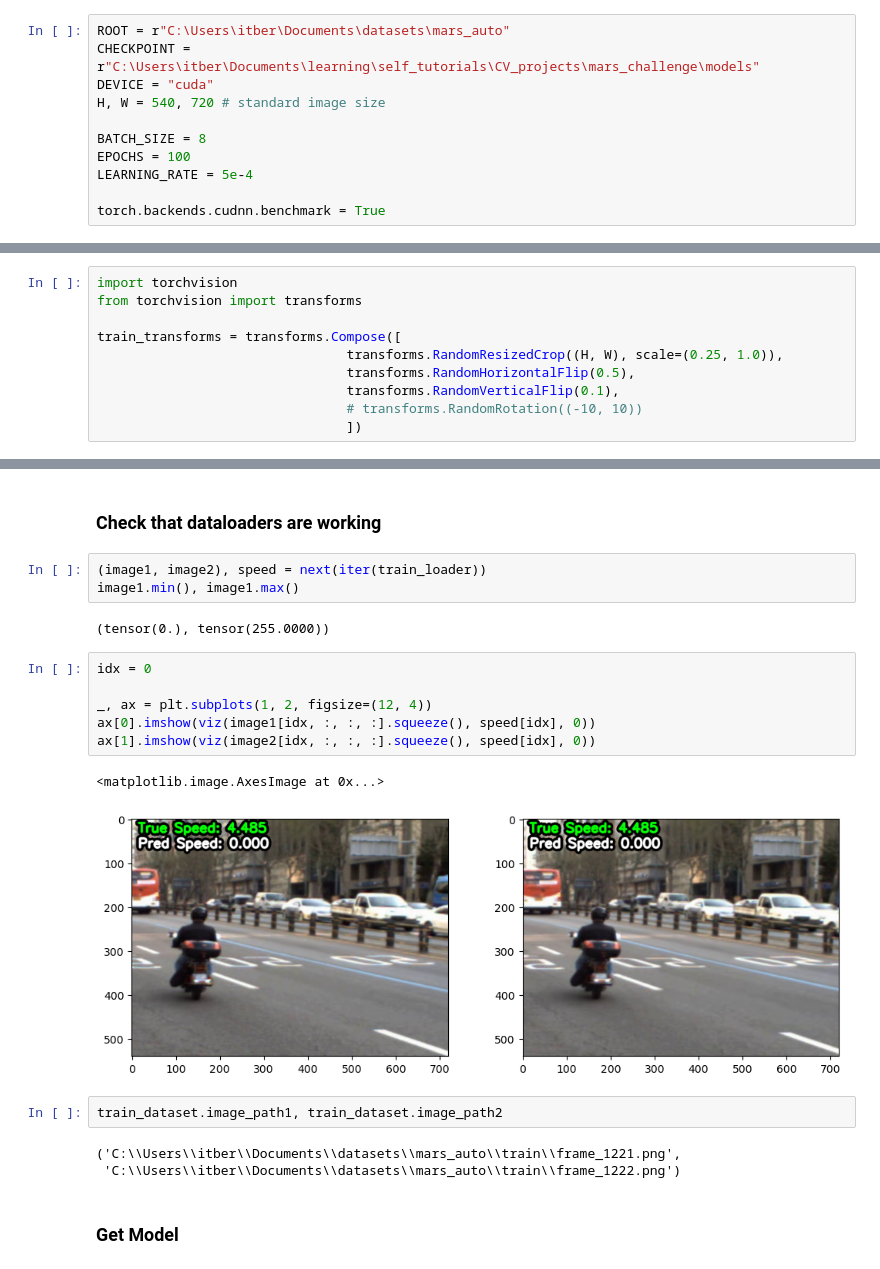
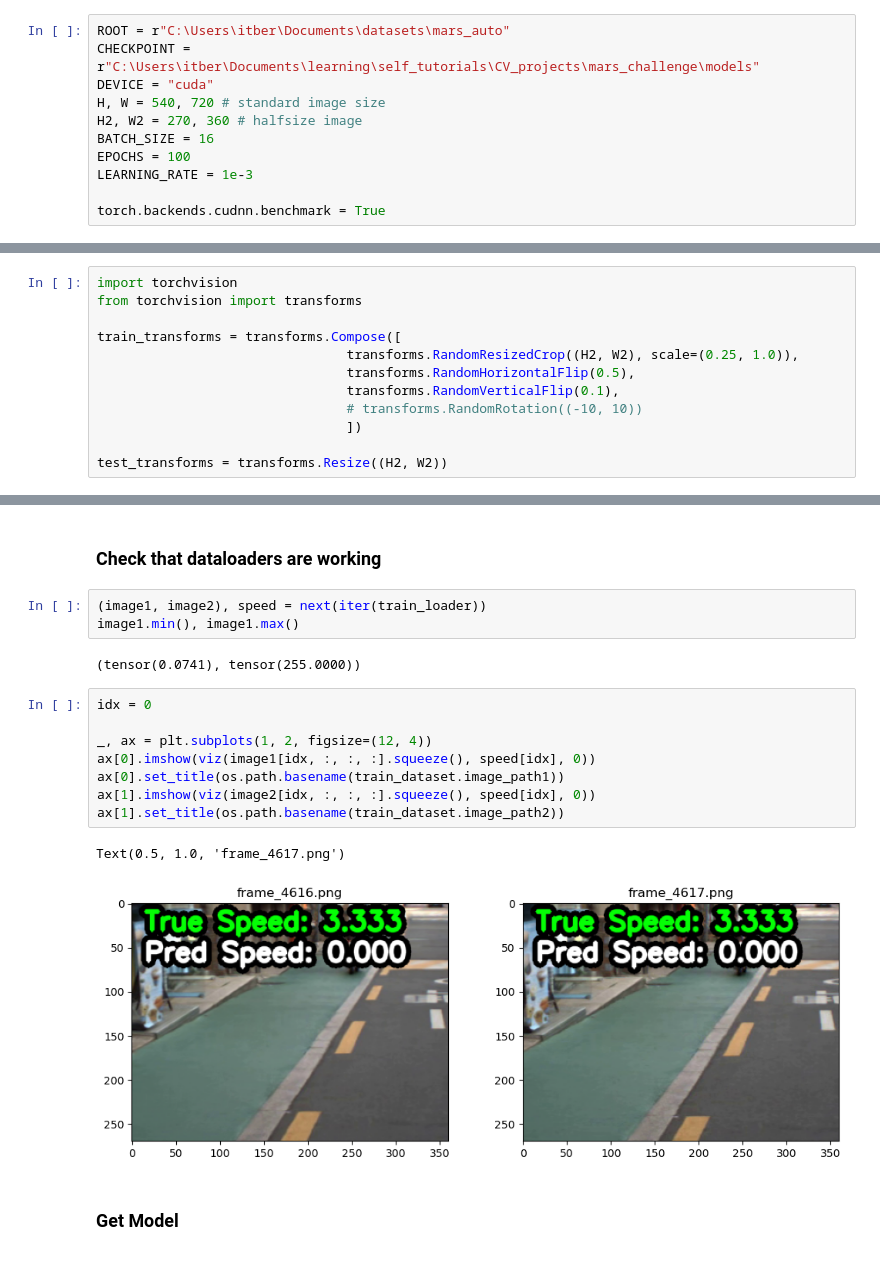
Before and after one commit to itberrios/CV_projects, a Jupyter notebook: mars_challenge/raft_model_train.ipynb, the cells around one changed output, grey strips where cells are left out. Cells and saved outputs as stored; diff of their text form.

```diff
--- a/mars_challenge/raft_model_train.ipynb
+++ b/mars_challenge/raft_model_train.ipynb
@@ -29,10 +29,10 @@ ROOT = r"C:\Users\itber\Documents\datasets\mars_auto"
 CHECKPOINT = r"C:\Users\itber\Documents\learning\self_tutorials\CV_projects\mars_challenge\models"
 DEVICE = "cuda"
 H, W = 540, 720 # standard image size
-
-BATCH_SIZE = 8
+H2, W2 = 270, 360 # halfsize image
+BATCH_SIZE = 16
 EPOCHS = 100
-LEARNING_RATE = 5e-4
+LEARNING_RATE = 1e-3
 
 torch.backends.cudnn.benchmark = True
 # %% [markdown]
@@ -44,11 +44,13 @@ import torchvision
 from torchvision import transforms
 
 train_transforms = transforms.Compose([
-                                transforms.RandomResizedCrop((H, W), scale=(0.25, 1.0)),
+                                transforms.RandomResizedCrop((H2, W2), scale=(0.25, 1.0)),
                                 transforms.RandomHorizontalFlip(0.5),
                                 transforms.RandomVerticalFlip(0.1),
                                 # transforms.RandomRotation((-10, 10))
                                 ])
+
+test_transforms = transforms.Resize((H2, W2))
 # %% [markdown]
 ### Get Data with Random Splits
 # %%
@@ -69,21 +71,18 @@ test_loader = DataLoader(test_dataset, batch_size=BATCH_SIZE, pin_memory=True, s
 (image1, image2), speed = next(iter(train_loader))
 image1.min(), image1.max()
 # %% [output]
-(tensor(0.), tensor(255.0000))
+(tensor(0.0741), tensor(255.0000))
 # %%
 idx = 0
 
 _, ax = plt.subplots(1, 2, figsize=(12, 4))
 ax[0].imshow(viz(image1[idx, :, :, :].squeeze(), speed[idx], 0))
+ax[0].set_title(os.path.basename(train_dataset.image_path1))
 ax[1].imshow(viz(image2[idx, :, :, :].squeeze(), speed[idx], 0))
+ax[1].set_title(os.path.basename(train_dataset.image_path2))
 # %% [output]
-<matplotlib.image.AxesImage at 0x...>
+Text(0.5, 1.0, 'frame_4617.png')
-[figure, old version]
+[figure, new version]
-# %%
-train_dataset.image_path1, train_dataset.image_path2
-# %% [output]
-('C:\\Users\\itber\\Documents\\datasets\\mars_auto\\train\\frame_1221.png',
- 'C:\\Users\\itber\\Documents\\datasets\\mars_auto\\train\\frame_1222.png')
 # %% [markdown]
 ### Get Model
 # %%
```
Also changed, not shown: parts of 6 cells of this notebook, 3 other files.
